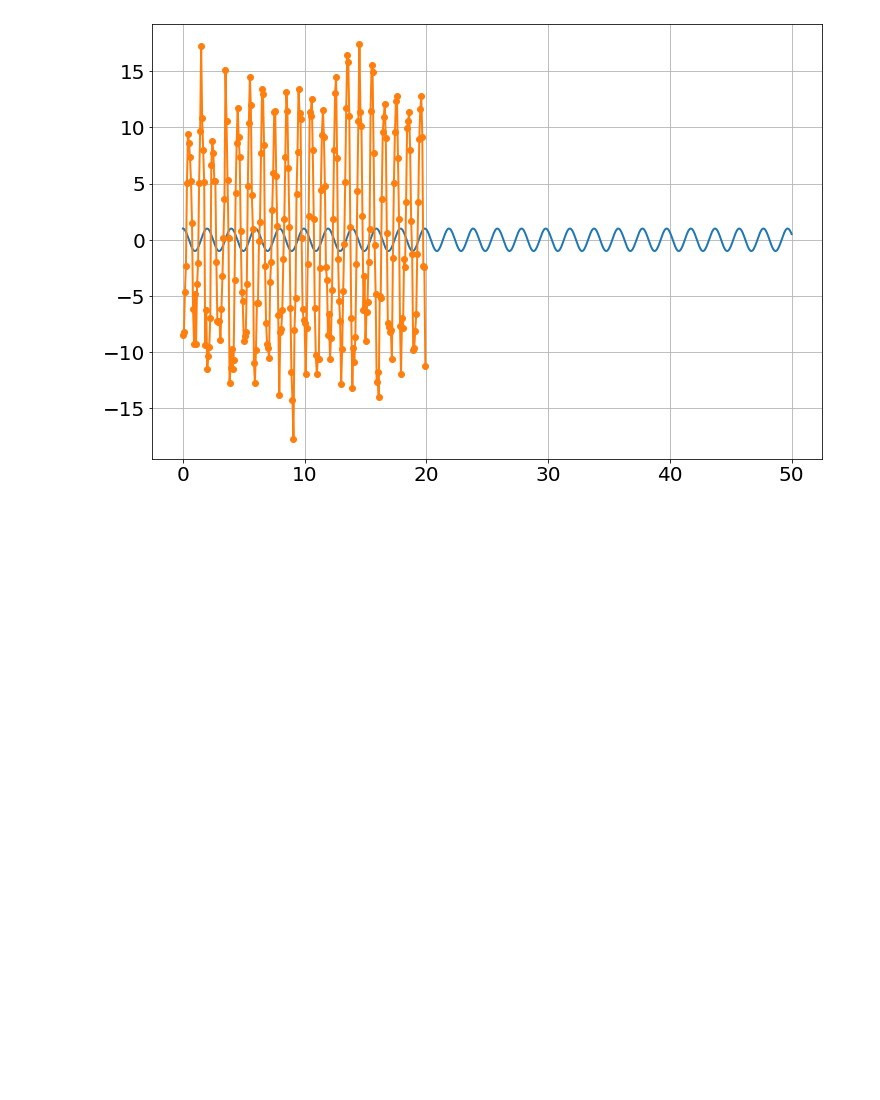
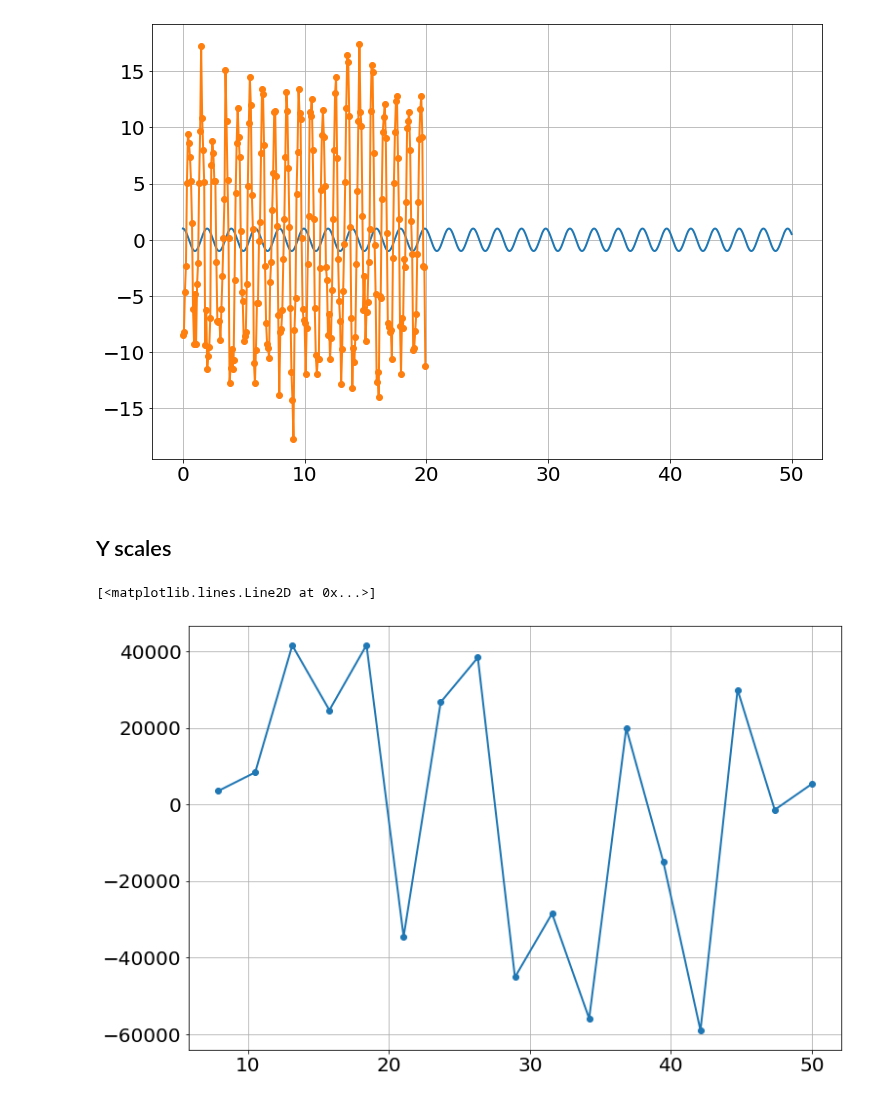
Before and after one commit to bblais/Computer-Programming-for-the-Sciences-Spring-2022, a Jupyter notebook: Sprint #2 - Dynamical Systems and Parameters/2022-03-01 Class.ipynb, the cells around one changed output. Saved outputs shown, nothing was run; the diff lists cells and outputs as text; code cells hidden in the pictures; blank space fills up the shorter version.

```diff
--- a/Sprint #2 - Dynamical Systems and Parameters/2022-03-01 Class.ipynb
+++ b/Sprint #2 - Dynamical Systems and Parameters/2022-03-01 Class.ipynb
@@ -358,3 +359,19 @@ plot(t_data,x_data,'-o')
 # %% [output]
 [<matplotlib.lines.Line2D at 0x...>]
 [figure]
+# %% [markdown]
+## Y scales
+# %%
+data=pd.read_csv('logistic_sample_data/logistic_sample_data_0.csv')
+t_data=data['t']
+y_data=data['y']
+
+new_y_data=y_data[3:]*1000
+new_t_data=t_data[3:]
+
+
+new_y_data=new_y_data-mean(new_y_data)
+plot(new_t_data,new_y_data,'-o')
+# %% [output]
+[<matplotlib.lines.Line2D at 0x...>]
+[figure, added]
```
Also changed, not shown: parts of 3 cells of this notebook, 1 other file.
